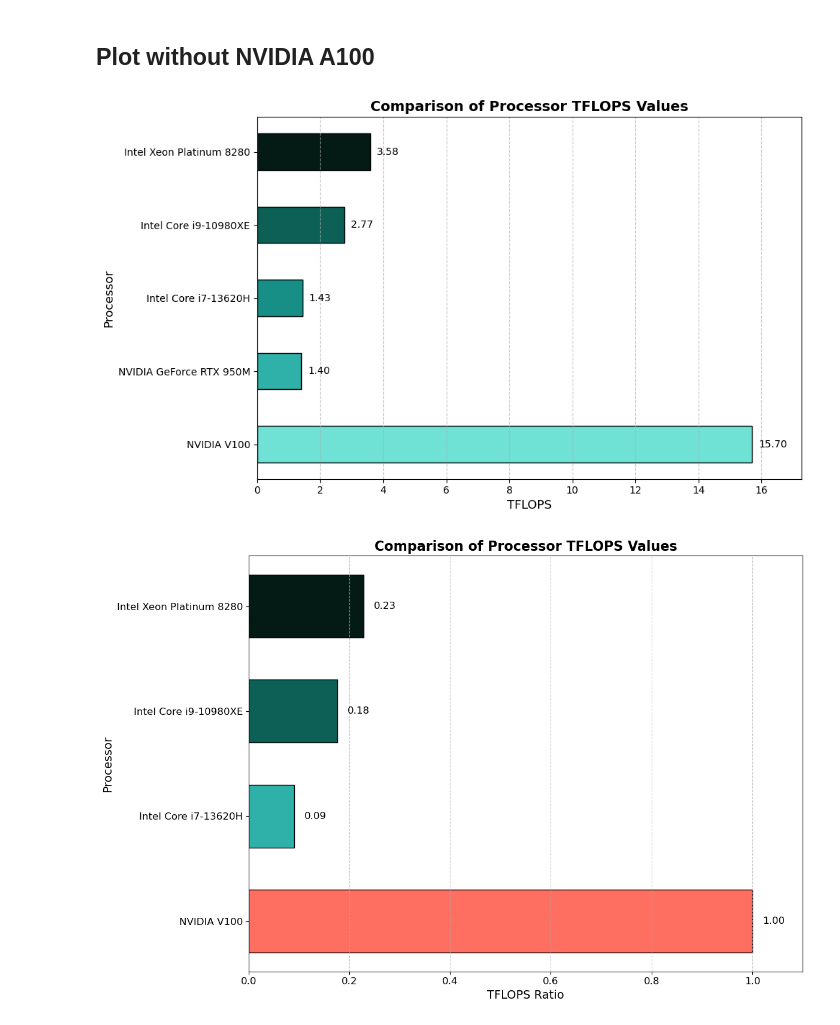
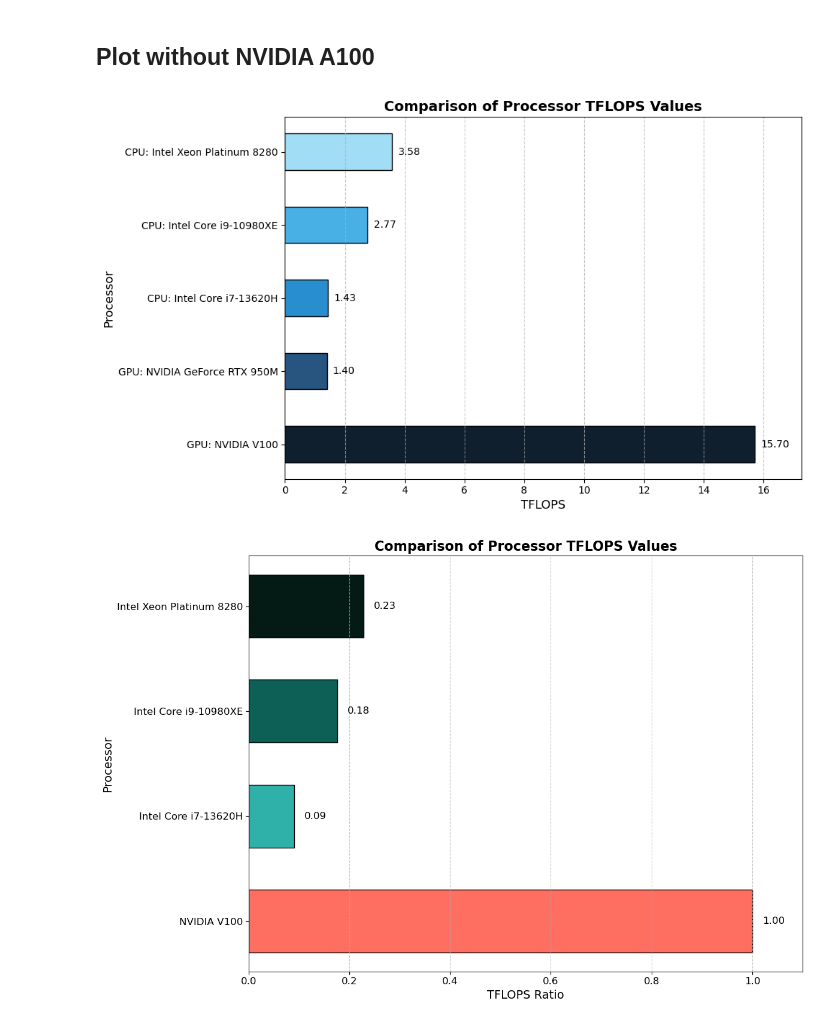
Before and after one commit to mkmagee/LCAI_repo, a Jupyter notebook: TFLOPS_visualization.ipynb, the cells around one changed output. Cells and saved outputs as stored; diff of their text form; code cells hidden in the pictures.

```diff
--- a/TFLOPS_visualization.ipynb
+++ b/TFLOPS_visualization.ipynb
@@ -50,7 +50,7 @@ plt.show()
 # %%
 #define the new data
 new_data = {
-    'Processor': ['NVIDIA V100', 'NVIDIA GeForce RTX 950M', 'Intel Core i7-13620H', 'Intel Core i9-10980XE', 'Intel Xeon Platinum 8280'],
+    'Processor': ['GPU: NVIDIA V100', 'GPU: NVIDIA GeForce RTX 950M', 'CPU: Intel Core i7-13620H', 'CPU: Intel Core i9-10980XE', 'CPU: Intel Xeon Platinum 8280'],
     'TFLOPS': [15.7, 1.4, 1.43, 2.765, 3.584]
 }
 
@@ -58,37 +58,37 @@ new_data = {
 df = pd.DataFrame(new_data)
 
 # Define colors for each bar
-colors = ['#70E1D5', '#2FB1A9', '#178E86',  '#0C6055', '#041B15']
+colors = ['#0F1F2D', '#275580', '#298ECD',  '#48B0E4', '#A2DDF6']
 
 # Plot the Harvey balls
 plt.figure(figsize=(10, 6))
 bars = plt.barh(df['Processor'], df['TFLOPS'], color=colors, edgecolor='black', height=0.5)
 
 # Add Harvey ball symbols
 for bar, tf_value in zip(bars, df['TFLOPS']):
     x = bar.get_width()
     plt.text(x + 0.2, bar.get_y() + bar.get_height()/2, f"{tf_value:.2f}", va='center', ha='left', fontsize=10)
 
 plt.xlabel('TFLOPS', fontsize=12)
 plt.ylabel('Processor', fontsize=12)
 plt.title('Comparison of Processor TFLOPS Values', fontsize=14, fontweight='bold')
 plt.grid(axis='x', linestyle='--', alpha=0.7)
 plt.xticks(fontsize=10)
 plt.yticks(fontsize=10)
 plt.xlim(0, max(df['TFLOPS']) * 1.1)
 
 # Adjust layout for better appearance
 plt.tight_layout()
 
 
 # Save the plot as an image file
 plt.savefig('processor_tflops_comparison_2.0.png')
 
 
 # Show the plot
 plt.show()
 # %% [output]
-[figure, old version]
+[figure, new version]
 # %%
 #define the new data
 new_data = {
```
Also changed, not shown: 2 other files.
